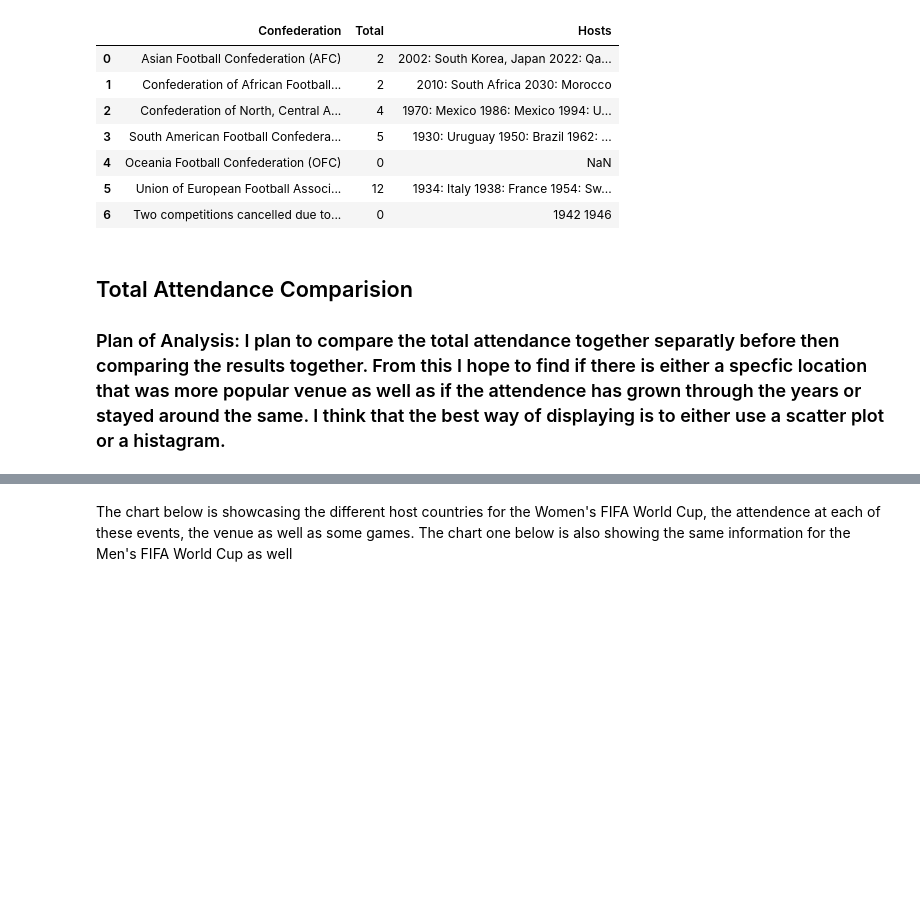
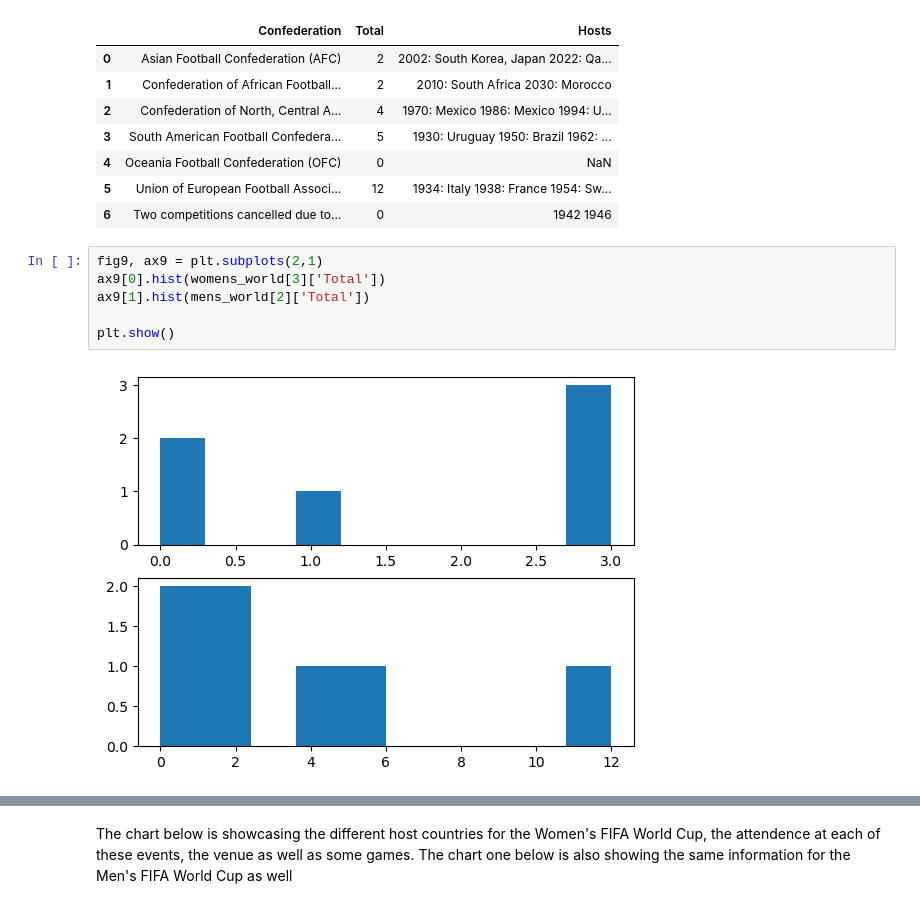
Before and after one commit to r-laurell/Data-in-EMAT, a Jupyter notebook: Analysis-Plan-Laurell.ipynb, the cells around one changed output, grey strips where cells are left out. Cells and saved outputs as stored; diff of their text form; blank space fills up the shorter version.

```diff
--- a/Analysis-Plan-Laurell.ipynb
+++ b/Analysis-Plan-Laurell.ipynb
@@ -48,7 +48,11 @@ mens_world[2]
 | 4 | Oceania Football Confederation (OFC) | 0 | NaN |
 | 5 | Union of European Football Associ... | 12 | 1934: Italy 1938: France 1954: Sw... |
 | 6 | Two competitions cancelled due to... | 0 | 1942 1946 |
-# %% [markdown]
-## Total Attendance Comparision
-
-### Plan of Analysis: I plan to compare the total attendance together separatly before then comparing the results together. From this I hope to find if there is either a specfic location that was more popular venue as well as if the attendence has grown through the years or stayed around the same. I think that the best way of displaying is to either use a scatter plot or a histagram.
+# %%
+fig9, ax9 = plt.subplots(2,1)
+ax9[0].hist(womens_world[3]['Total'])
+ax9[1].hist(mens_world[2]['Total'])
+
+plt.show()
+# %% [output]
+[figure, added]
```
Also changed, not shown: parts of 36 cells of this notebook.
